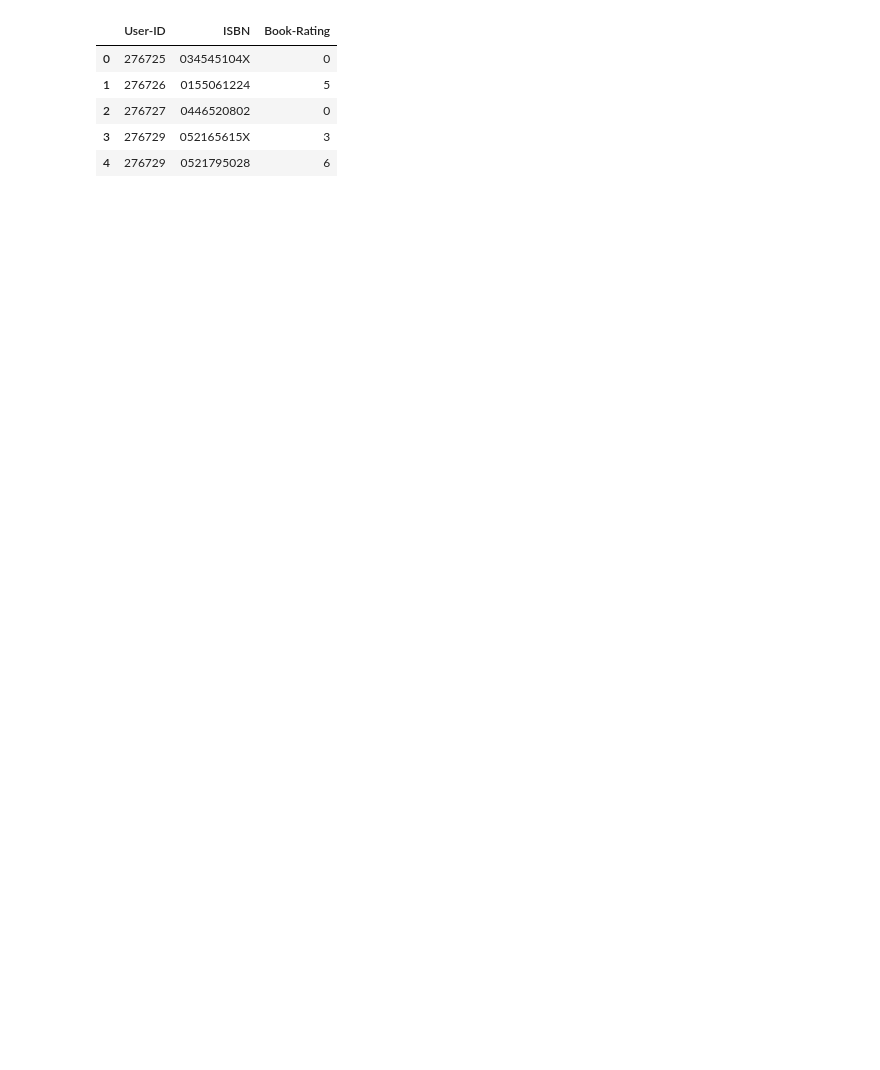
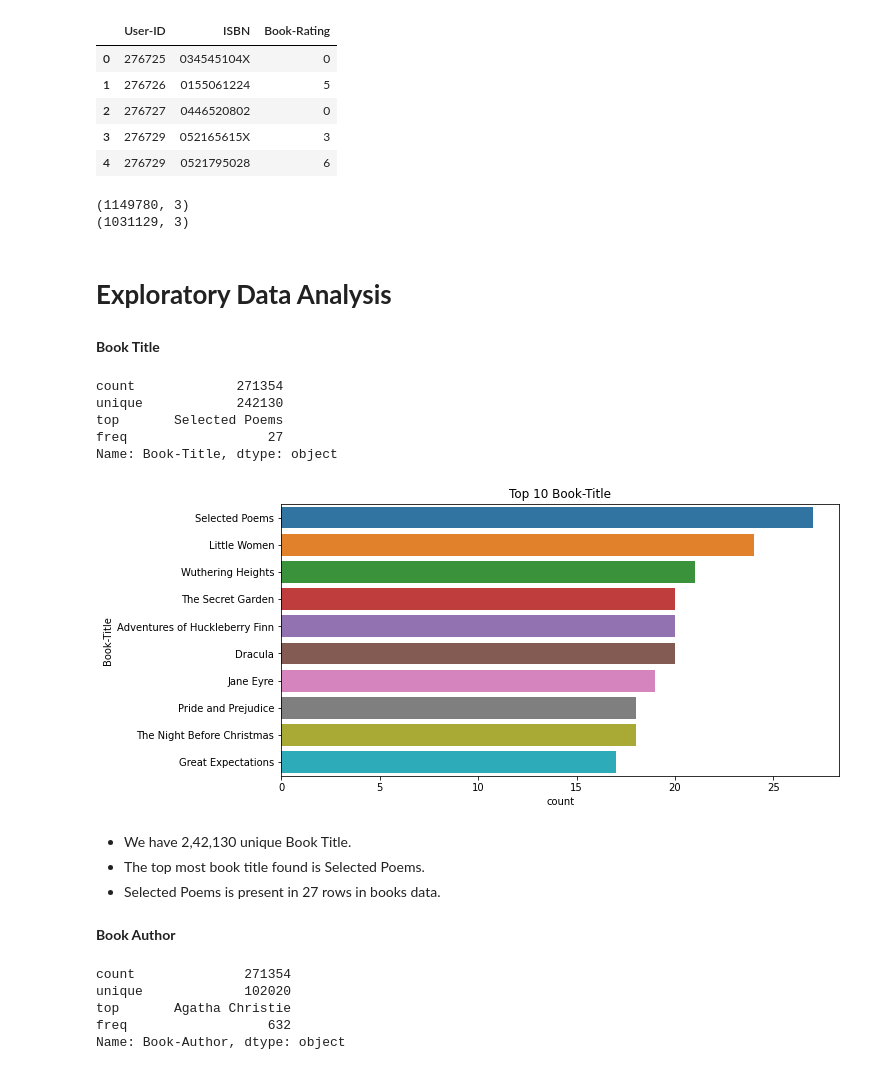
Before and after one commit to AmirKhan6219/Book-Recommendation-System, a Jupyter notebook: Book_Recommendation_System.ipynb, the cells around one changed output. Cells and saved outputs as stored; diff of their text form; code cells hidden in the pictures; blank space fills up the shorter version.

```diff
--- a/Book_Recommendation_System.ipynb
+++ b/Book_Recommendation_System.ipynb
@@ -15,7 +42,7 @@ Drive already mounted at /content/drive; to attempt to forcibly remount, call dr
 # %%
 # Books Data
-books= pd.read_csv('/content/drive/MyDrive/Alma Better/AlmaBetter CapstoneProject/Book Recommendation System/Books.csv')
-books.head()
+book_df= pd.read_csv('/content/drive/MyDrive/Book Recommendation System - Het Kothari/Books.csv')
+book_df.head()
 # %% [output]
 |  | ISBN | Book-Title | Book-Author | Year-Of-Publication | Publisher | Image-URL-S | Image-URL-M | ... |
 | 0 | 0195153448 | Classical Mythology | Mark P. O. Morford | 2002 | Oxford University Press | http://images.amazon.com/images/P... | http://images.amazon.com/images/P... | ... |
@@ -77,10 +114,10 @@ Image-URL-L            3
 dtype: int64
 # %%
 #We delete rows with empty cells
-books = books.dropna(axis = 0)
+book_df = book_df.dropna(axis = 0)
 
 #check the missing value
-books.isnull().sum()
+book_df.isnull().sum()
 # %% [output]
 ISBN                   0
 Book-Title             0
@@ -127,10 +173,10 @@ array([2002, 2001, 1991, 1999, 2000, 1993, 1996, 1988, 2004, 1998, 1994,
 # %%
 # We are converting the data types of year of publication to int data type.
-books['Year-Of-Publication']= books['Year-Of-Publication'].astype(np.int32)
+book_df['Year-Of-Publication']= book_df['Year-Of-Publication'].astype(np.int32)
 # %%
 # First we are filling the nan value where the years are greater than 2006 and 0 then replacing the nan with mean value.
-books.loc[(books['Year-Of-Publication'] > 2006) | (books['Year-Of-Publication'] == 0),'Year-Of-Publication'] = np.NAN
+book_df.loc[(book_df['Year-Of-Publication'] > 2021) | (book_df['Year-Of-Publication'] == 0),'Year-Of-Publication'] = np.NAN
 
 #replacing NaNs with mean value of Year-Of-Publication
-books['Year-Of-Publication'].fillna(round(books['Year-Of-Publication'].mean()), inplace=True)
+book_df['Year-Of-Publication'].fillna(round(book_df['Year-Of-Publication'].mean()), inplace=True)
 # %%
@@ -220,3 +290,43 @@ new_rating.head()
 | 2 | 276727 | 0446520802 | 0 |
 | 3 | 276729 | 052165615X | 3 |
 | 4 | 276729 | 0521795028 | 6 |
+# %%
+# Check the ratings data and new_rating data shapes
+print(ratings_df.shape)
+print(new_rating.shape)
+# %% [output]
+(1149780, 3)
+(1031129, 3)
+# %% [markdown]
+# **Exploratory Data Analysis**
+# %% [markdown]
+**Book Title**
+# %%
+book_df['Book-Title'].describe()
+# %% [output]
+count             271354
+unique            242130
+top       Selected Poems
+freq                  27
+Name: Book-Title, dtype: object
+# %%
+plt.figure(figsize=(10,5))
+sns.countplot(y='Book-Title',data=book_df, order=pd.value_counts(book_df['Book-Title']).iloc[:10].index)
+plt.title('Top 10 Book-Title')
+plt.show()
+# %% [output]
+[figure, added]
+# %% [markdown]
+* We have 2,42,130 unique Book Title.
+* The top most book title found is Selected Poems.
+* Selected Poems is present in 27 rows in books data.
+# %% [markdown]
+**Book Author**
+# %%
+book_df['Book-Author'].describe()
+# %% [output]
+count              271354
+unique             102020
+top       Agatha Christie
+freq                  632
+Name: Book-Author, dtype: object
```
Also changed, not shown: parts of 152 cells of this notebook.
